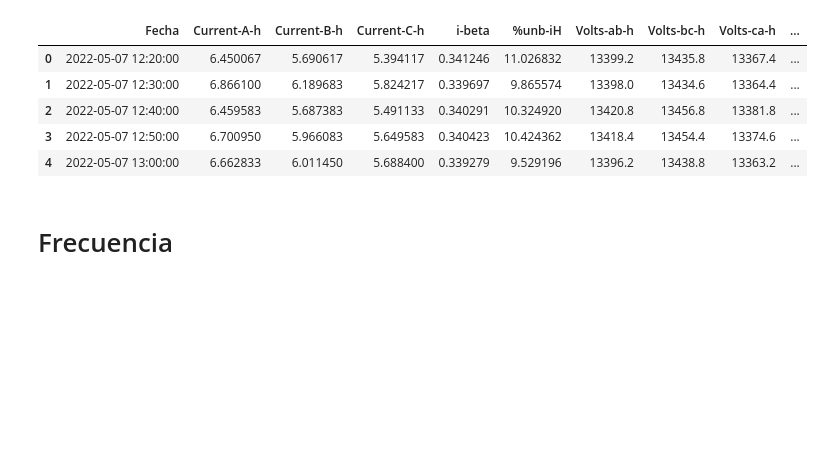
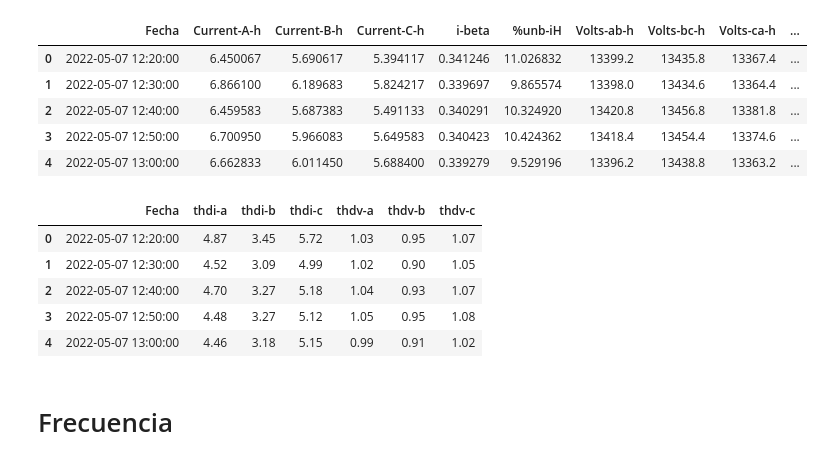
Before and after one commit to anghelcast/pqdata_samples, a Jupyter notebook: PQDATA_1000KVA_FIME/PQDATA_1000KVA.ipynb, the cells around one changed output. Cells and saved outputs as stored; diff of their text form; code cells hidden in the pictures; blank space fills up the shorter version.

```diff
--- a/PQDATA_1000KVA_FIME/PQDATA_1000KVA.ipynb
+++ b/PQDATA_1000KVA_FIME/PQDATA_1000KVA.ipynb
@@ -61,6 +62,15 @@ df4.head()
 | 2 | 2022-05-07 12:40:00 | 6.459583 | 5.687383 | 5.491133 | 0.340291 | 10.324920 | 13420.8 | 13456.8 | 13381.8 | ... |
 | 3 | 2022-05-07 12:50:00 | 6.700950 | 5.966083 | 5.649583 | 0.340423 | 10.424362 | 13418.4 | 13454.4 | 13374.6 | ... |
 | 4 | 2022-05-07 13:00:00 | 6.662833 | 6.011450 | 5.688400 | 0.339279 | 9.529196 | 13396.2 | 13438.8 | 13363.2 | ... |
+# %%
+df5.head()
+# %% [output]
+|  | Fecha | thdi-a | thdi-b | thdi-c | thdv-a | thdv-b | thdv-c |
+| 0 | 2022-05-07 12:20:00 | 4.87 | 3.45 | 5.72 | 1.03 | 0.95 | 1.07 |
+| 1 | 2022-05-07 12:30:00 | 4.52 | 3.09 | 4.99 | 1.02 | 0.90 | 1.05 |
+| 2 | 2022-05-07 12:40:00 | 4.70 | 3.27 | 5.18 | 1.04 | 0.93 | 1.07 |
+| 3 | 2022-05-07 12:50:00 | 4.48 | 3.27 | 5.12 | 1.05 | 0.95 | 1.08 |
+| 4 | 2022-05-07 13:00:00 | 4.46 | 3.18 | 5.15 | 0.99 | 0.91 | 1.02 |
 # %% [markdown]
 # Frecuencia
 # %%
```
Also changed, not shown: parts of 18 cells of this notebook.
